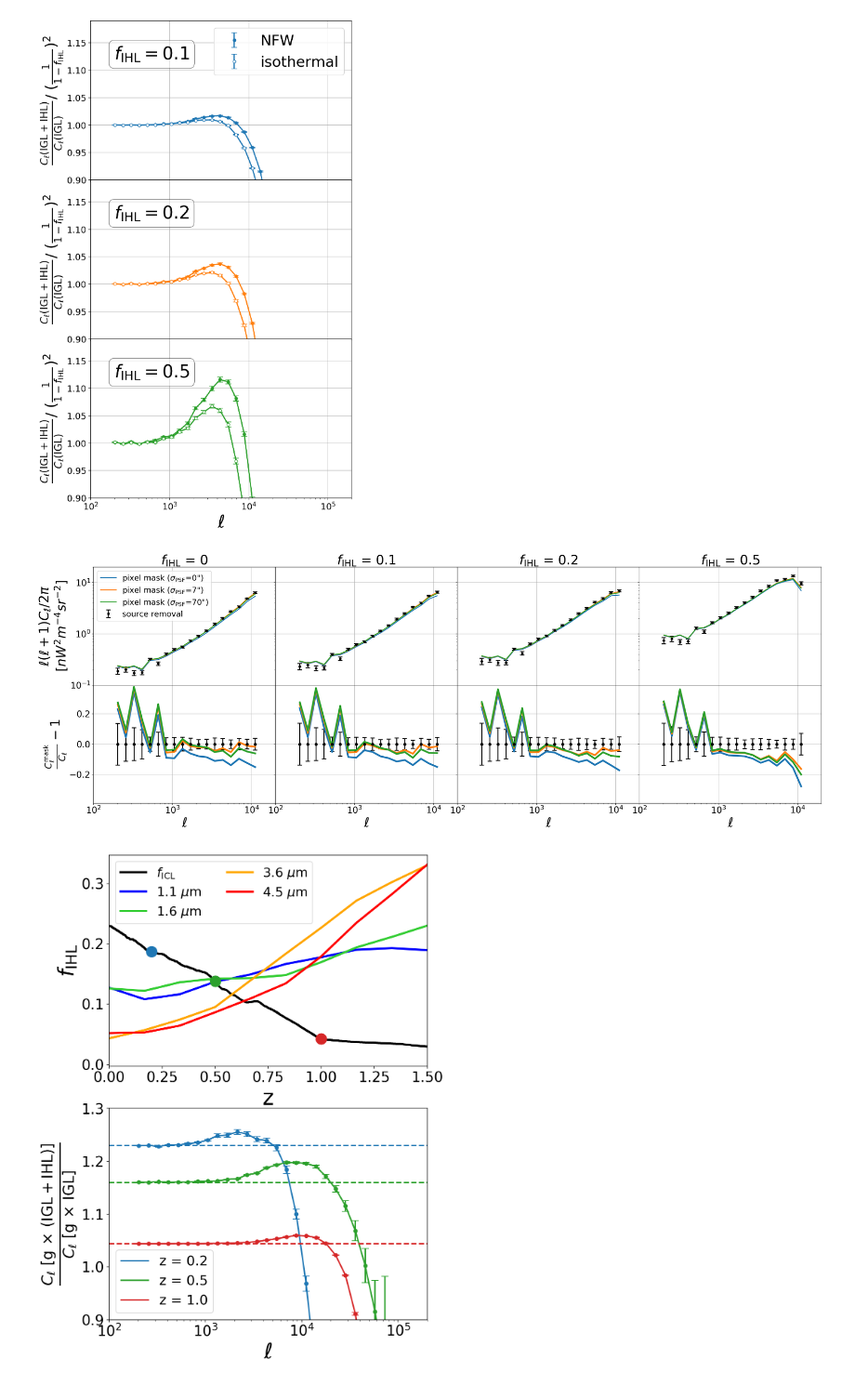
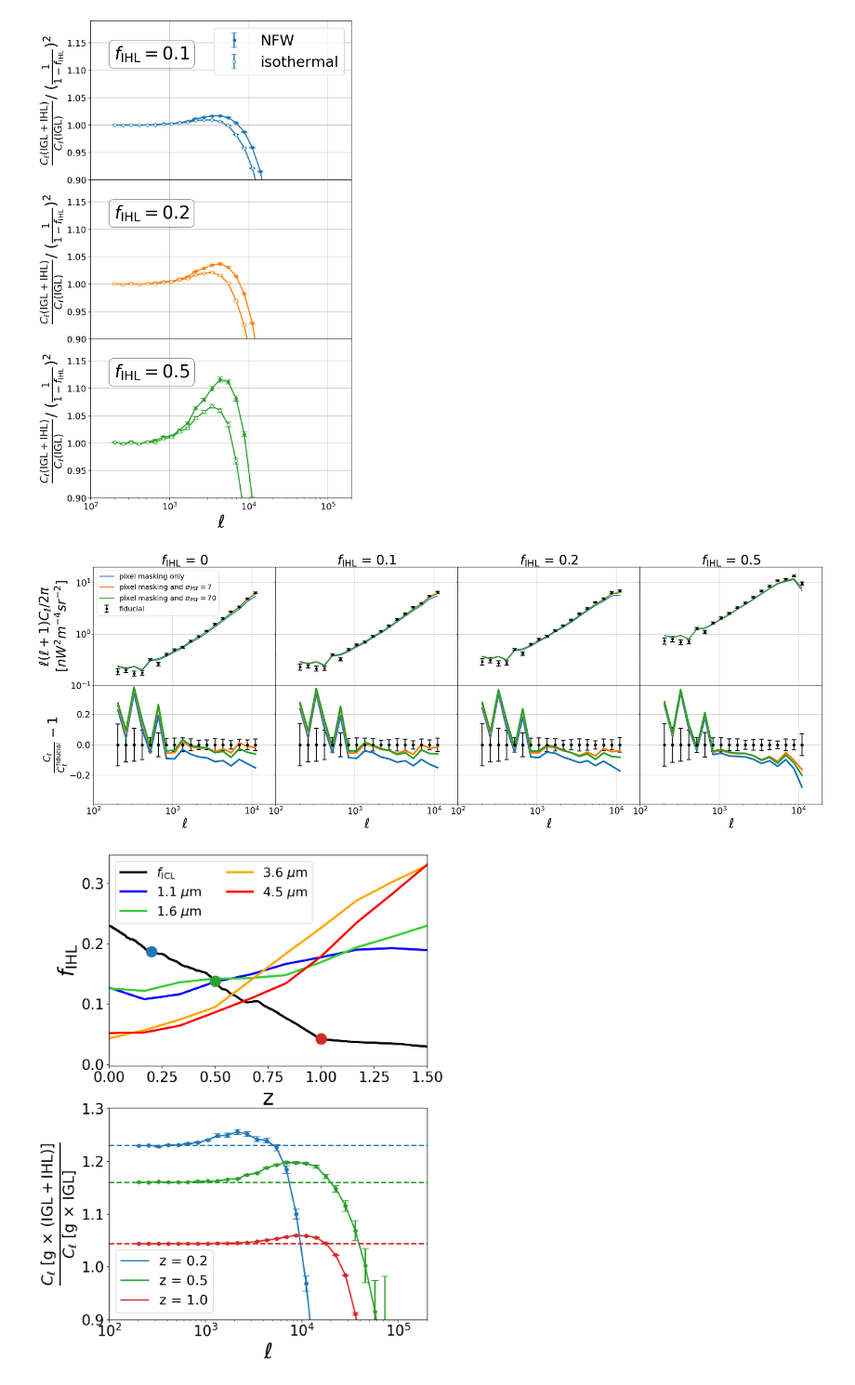
Before and after one commit to yuntingcheng/python_ciber, a Jupyter notebook: stack_modelfit/MICECAT_paperfigs.ipynb, the cells around one changed output. Shown at 93% size. Saved outputs shown, nothing was run; the diff lists cells and outputs as text; code cells hidden in the pictures.

```diff
--- a/stack_modelfit/MICECAT_paperfigs.ipynb
+++ b/stack_modelfit/MICECAT_paperfigs.ipynb
@@ -394,13 +394,16 @@ for i,f_IHL in enumerate([0,0.1,0.2,0.5]):
     Cla_shsub = np.median(Cl_data['Cla_shsub'],axis=0)
     ax[0][i].errorbar(l[sp], l[sp]*(l[sp]+1)*Cla_shsub[sp]/2/np.pi, l[sp]*(l[sp]+1)*Cla_err[sp]/2/np.pi,
                     c='k', capsize=5, markersize=8, elinewidth=2, markeredgewidth=2, fmt='.',
-                    label=r'source removal')
+                    label=r'fiducial')
 
     ax[1][i].errorbar(l[sp], Cla_shsub[sp]/Cla_shsub[sp]-1, Cla_err[sp]/Cla_shsub[sp],
                     c='k', capsize=5, markersize=10, elinewidth=2, markeredgewidth=2, fmt='.')
 
 
-    for ipsf,c,xoff in zip([0,1,2],['C0','C1', 'C2'],[0.98,1.02, 1.04]):
+    for ipsf,c,xoff,label in zip([0,1,2],['C0','C1', 'C2'],[0.98,1.02, 1.04],
+                                 ['pixel masking only',
+                                  r'pixel masking and $\sigma_{\rm PSF}=7{''}$',
+                                  r'pixel masking and $\sigma_{\rm PSF}=70{''}$']):
         if ipsf==0:
             sig_psf = 0
             Clam = np.mean(Cl_data['Clam0'],axis=0)
@@ -424,42 +427,42 @@ for i,f_IHL in enumerate([0,0.1,0.2,0.5]):
             Clam_shsub = np.mean(Cl_data['Clam2_shsub'],axis=0)
 
         ax[0][i].plot(l[sp], l[sp]*(l[sp]+1)*Clam_shsub[sp]/2/np.pi, c=c, lw=2,
-                         label=r'pixel mask ($\sigma_{\rm PSF}$='+"{}\")".format(sig_psf))
+                         label=label)
         ax[1][i].plot(l[sp], Clam_shsub[sp]/Cla_shsub[sp]-1,c=c, lw=4)
 
     ax[0][i].set_xscale('log')
     ax[0][i].set_yscale('log')
     ax[1][i].set_xscale('log')
     ax[1][i].set_yscale('linear')
     ax[1][i].set_xlabel(r'$\ell$', fontsize=30)
 
     ax[0][i].set_xlim([1e2,2e4])
     ax[0][i].set_ylim([1e-1,2e1])
     ax[1][i].set_ylim([-0.39,0.39])
     ax[1][i].set_xlim([1e2,2e4])
     ax[0][i].grid()
     ax[1][i].grid()
     ax[0][i].tick_params(labelsize=20)
     ax[1][i].tick_params(labelsize=20)
     ax[0][i].set_title(r'$f_{\rm IHL}$' + ' = {}'.format(f_IHL), fontsize=30)
 ax[0][0].set_ylabel(r'$\ell(\ell+1)C_\ell/2\pi$'+'\n'+r'$[nW^{2}m^{-4} sr^{-2}]$', fontsize=30)
-ax[1][0].set_ylabel(r'$\frac{C_\ell^{\rm mask}}{C_\ell}-1$', fontsize=30)
+ax[1][0].set_ylabel(r'$\frac{C_\ell}{C_\ell^{\rm fiducial}}-1$', fontsize=30)
 ax[0][1].tick_params(axis='y',labelleft=False)
 ax[0][2].tick_params(axis='y',labelleft=False)
 ax[0][3].tick_params(axis='y',labelleft=False)
 ax[0][0].tick_params(axis='x',labelbottom=False)
 ax[0][1].tick_params(axis='x',labelbottom=False)
 ax[0][2].tick_params(axis='x',labelbottom=False)
 ax[0][3].tick_params(axis='x',labelbottom=False)
 ax[1][1].tick_params(axis='y',labelleft=False)
 ax[1][2].tick_params(axis='y',labelleft=False)
 ax[1][3].tick_params(axis='y',labelleft=False)
-ax[0][0].legend(fontsize=18)
+ax[0][0].legend(fontsize=16)
 plt.subplots_adjust(wspace=0)
 plt.subplots_adjust(hspace=0)
 plt.savefig('plots/MICECAT_paperfig/mkk_Cl.pdf',dpi=100, bbox_inches='tight')
 # %% [output]
-[figure, old version]
+[figure, new version]
 # %%
 def L_IHL_z(z, logMmin=9.03, logMmax=11.91):
     Mh_binedges = np.logspace(logMmin, logMmax, 1000)
```
Also changed, not shown: 2 other files.
